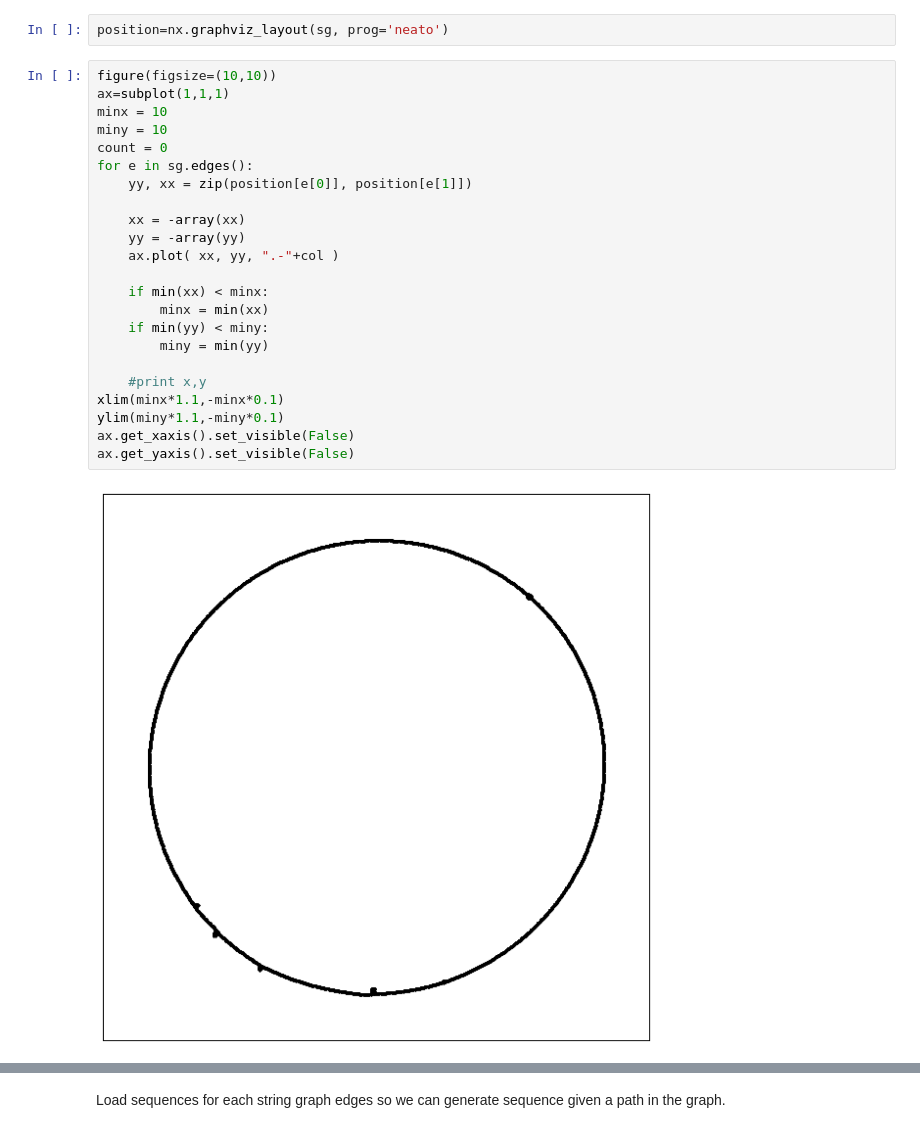
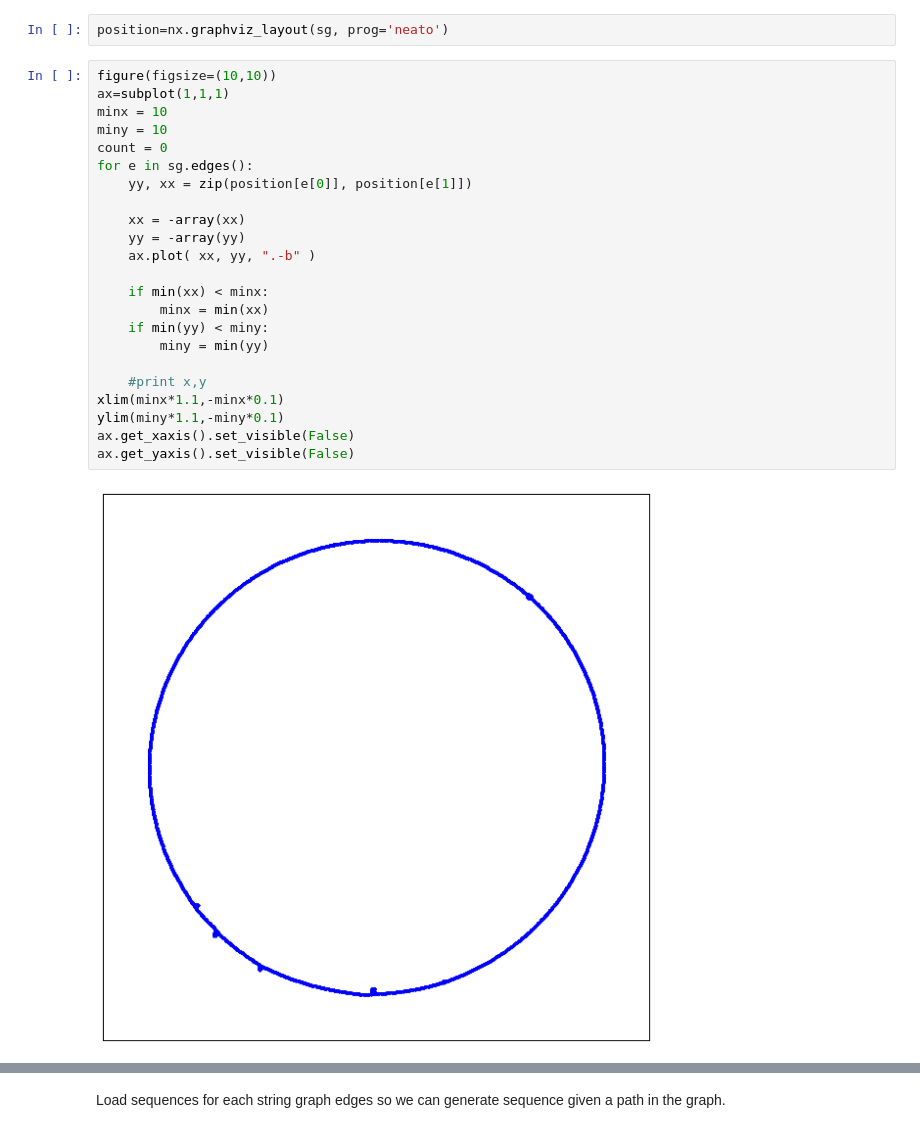
Before and after one commit to PacificBiosciences/FALCON, a Jupyter notebook: examples/ecoli_asm_graph_exploration.ipynb, the cells around one changed output, grey strips where cells are left out. Drawn from its saved outputs; the diff is of its cells as text.

```diff
--- a/examples/ecoli_asm_graph_exploration.ipynb
+++ b/examples/ecoli_asm_graph_exploration.ipynb
@@ -68,25 +68,25 @@ position=nx.graphviz_layout(sg, prog='neato')
 # %%
 figure(figsize=(10,10))
 ax=subplot(1,1,1)
 minx = 10
 miny = 10
 count = 0
 for e in sg.edges():
     yy, xx = zip(position[e[0]], position[e[1]])
 
     xx = -array(xx)
     yy = -array(yy)
-    ax.plot( xx, yy, ".-"+col )
+    ax.plot( xx, yy, ".-b" )
 
     if min(xx) < minx:
         minx = min(xx)
     if min(yy) < miny:
         miny = min(yy)
 
     #print x,y
 xlim(minx*1.1,-minx*0.1)
 ylim(miny*1.1,-miny*0.1)
 ax.get_xaxis().set_visible(False)
 ax.get_yaxis().set_visible(False)
 # %% [output]
-[figure, old version]
+[figure, new version]
```
Also changed, not shown: parts of 2 cells of this notebook.
